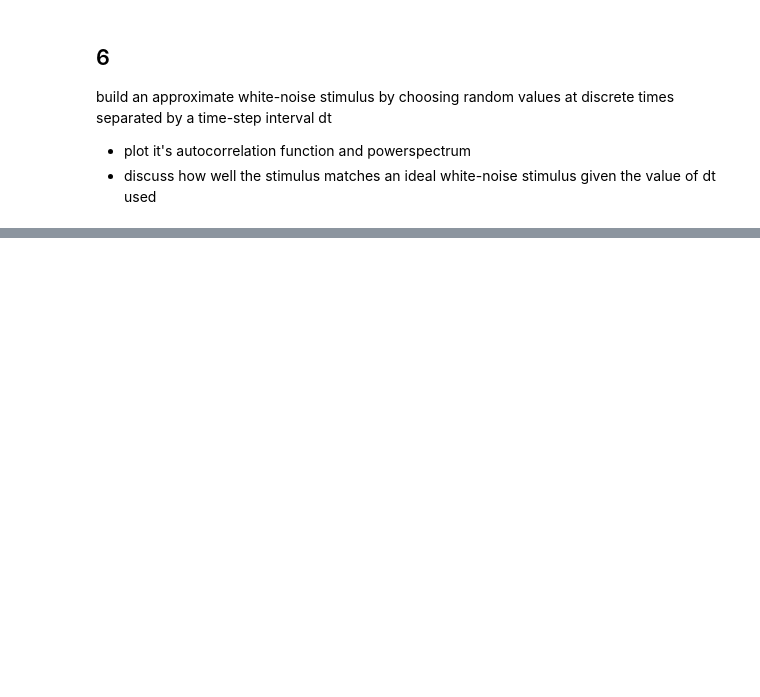
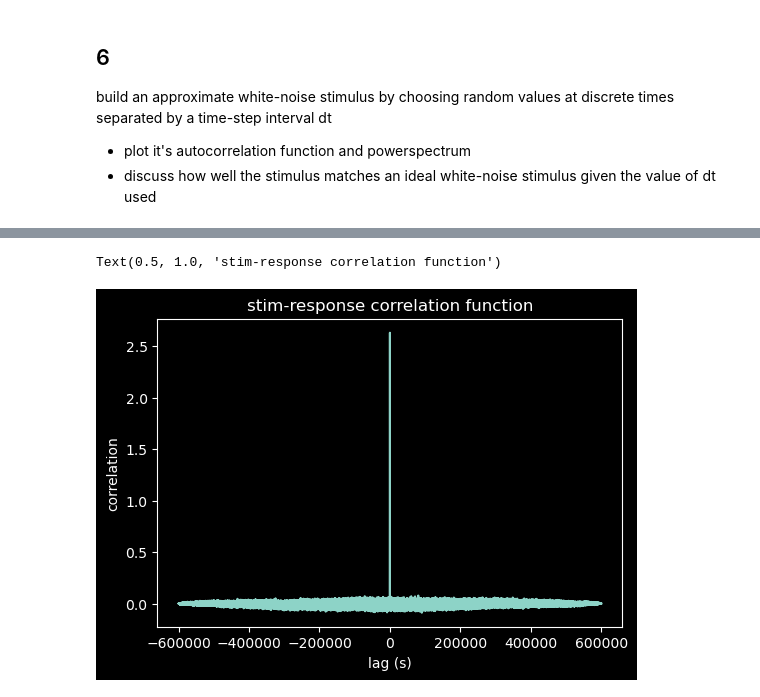
Before and after one commit to polsen99/theoretical_neuroscience, a Jupyter notebook: ch1.ipynb, the cells around one changed output, grey strips where cells are left out. Cells and saved outputs as stored; diff of their text form; code cells hidden in the pictures; blank space fills up the shorter version.

```diff
--- a/ch1.ipynb
+++ b/ch1.ipynb
@@ -515,0 +590,4 @@ plt.plot(r_est)
+# %%
+data = pd.read_csv('C1P8.csv', header=None)
+data.rename(columns={0: 'rho', 1: 'stim'}, inplace=True)
+data.head()
@@ -515,0 +601,13 @@ plt.plot(r_est)
+# %%
+dt8 = 2e-3
+lags = np.arange(-len(data)+1, len(data))
+qrs = np.correlate(data['rho'], data['stim'], mode='full') / len(data)
+# %%
+fig, ax = plt.subplots(figsize=(6, 4))
+ax.plot(lags, qrs)
+ax.set_xlabel('lag (s)')
+ax.set_ylabel('correlation')
+ax.set_title('stim-response correlation function')
+# %% [output]
+Text(0.5, 1.0, 'stim-response correlation function')
+[figure, added]
```
Also changed, not shown: parts of 26 cells of this notebook, 1 other file.
